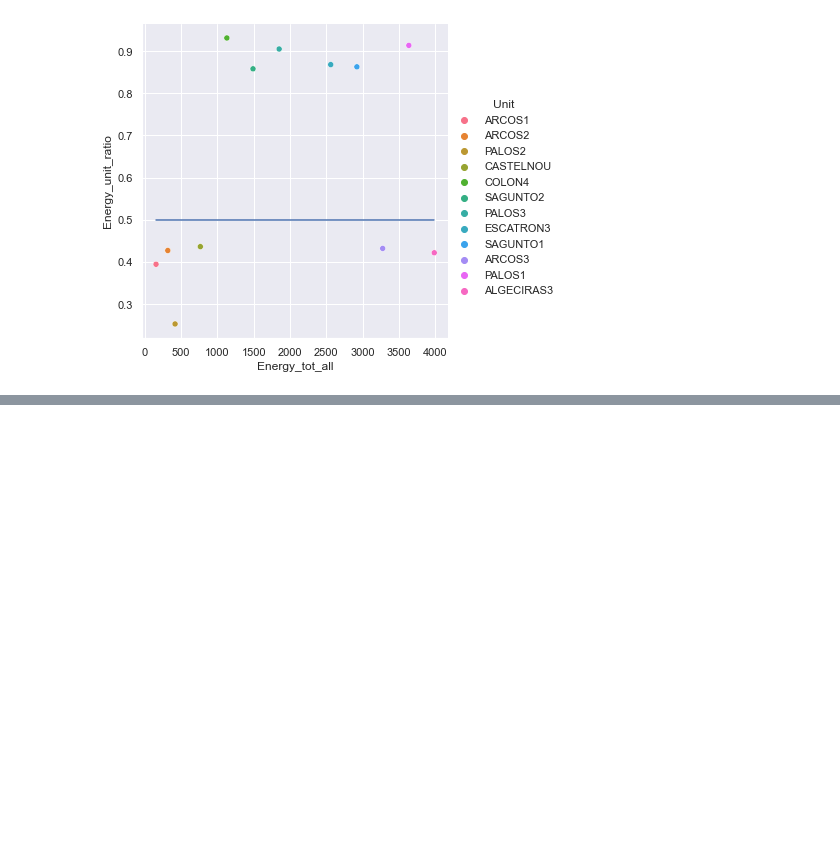
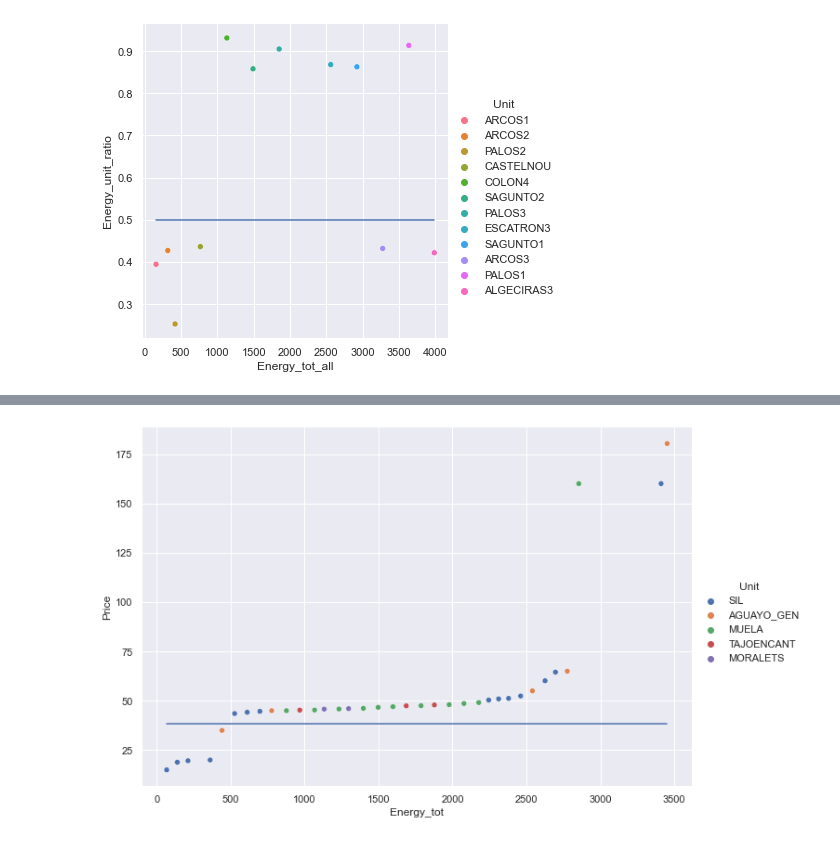
Before and after one commit to luisdelpozo/TFM, a Jupyter notebook: TFM_UNIT_Bid_Comparison.ipynb, the cells around one changed output, grey strips where cells are left out. Saved outputs shown, nothing was run; the diff lists cells and outputs as text; code cells hidden in the pictures; blank space fills up the shorter version.

```diff
--- a/TFM_UNIT_Bid_Comparison.ipynb
+++ b/TFM_UNIT_Bid_Comparison.ipynb
@@ -68,3 +104,5 @@ df_unit.shape
+# %%
+df_units_hyd['Date'] = df_units_hyd['Date'].astype('datetime64[ns]')
 # %% [markdown]
 ### Retrieving data from Marginal Prices file
 # %%
@@ -93,4 +131,15 @@ df_units.head()
 df_units.shape
 # %% [output]
 (508579, 13)
+# %%
+#Only information of the time period of the unit
+
+df_price_hyd = df_marg_price[df_marg_price[(df_marg_price['Date']== str(df_units_hyd['Date'].min())[0:10]) &
+              (df_marg_price['Period']== df_marg_price['Period'].min())].index[0]:
+              df_marg_price[(df_marg_price['Date']== str(df_units_hyd['Date'].max())[0:10]) &
+              (df_marg_price['Period']== 24)].index[0]+1]
+
+df_price.reset_index(drop=True,inplace=True)
+# %%
+df_units_hyd = df_units_hyd.merge(df_price_hyd[['Year', 'Month', 'Day', 'Period','Marg_Price']], how = 'left')
 # %%
@@ -353,0 +388,10 @@ plt.plot(df_plot_all_sel['Energy_tot_all'],[.5]*df_plot_all_sel.shape[0]);
+# %%
+date = '2020-10-31'
+hour = 18
+
+df_plot_hyd_all = df_units_hyd[(df_units_hyd['Date']==date) &
+         (df_units_hyd['Period']==hour)]
+
+df_plot_hyd_all.sort_values('Price', inplace=True)
+df_plot_hyd_all.reset_index(drop=True, inplace=True)
+df_plot_hyd_all['Energy_tot'] = df_plot_hyd_all['Energy'].cumsum()
@@ -353,0 +408,6 @@ plt.plot(df_plot_all_sel['Energy_tot_all'],[.5]*df_plot_all_sel.shape[0]);
+# %%
+sns.relplot(data=df_plot_hyd_all, x='Energy_tot', y='Price', hue='Unit', height=6, aspect=1.5);
+
+plt.plot(df_plot_hyd_all['Energy_tot'], df_plot_hyd_all['Marg_Price']);
+# %% [output]
+[figure, added]
```
Also changed, not shown: parts of 22 cells of this notebook, 3 other files.
